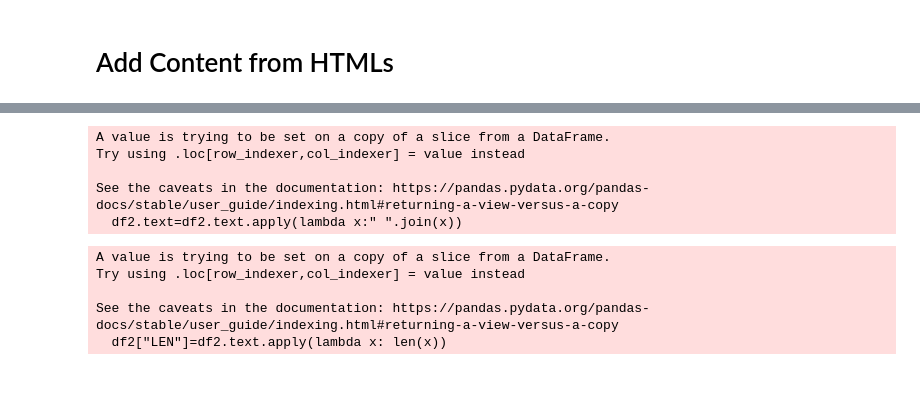
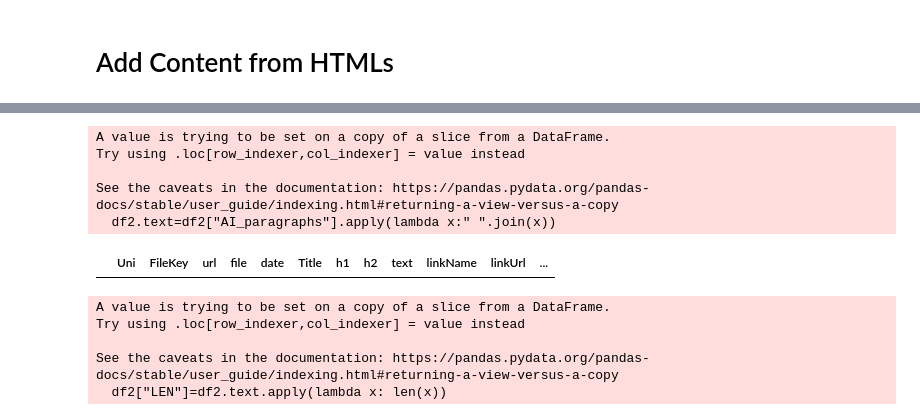
Before and after one commit to Klapperhorn/Zotero_HTML_annotation, a Jupyter notebook: CollectZoteroHTMLs.ipynb, the cells around one changed output, grey strips where cells are left out. Saved outputs shown, nothing was run; the diff lists cells and outputs as text; code cells hidden in the pictures; blank space fills up the shorter version.

```diff
--- a/CollectZoteroHTMLs.ipynb
+++ b/CollectZoteroHTMLs.ipynb
@@ -179,12 +266,43 @@ df[["Title","h1","text","linkName","linkUrl"]]=df.file.apply(FileInfo)
+# %%
+def Insert_title(text,Title):
+    if Title!=None and type(text)==list:
+        text=[Title]+text
+        return text
+    else:
+        return text
+
+
+df["text"]=df[["text","Title"]].apply(lambda x: Insert_title(*x),axis=1)
+# %%
+ChatGPT_Terms="ChatGPT, GPT3, GPT4, OpenAI, AI, LLM, A.I, GPT, Chatbot, technology, tool, app, Artificial Intelligence, Large Language Models"
+ChatGPT_Terms=ChatGPT_Terms.split(", ")
+ChatGPT_Terms=[i.lower() for i in ChatGPT_Terms]
+# %%
+def GPTparagraphs(p_list, by=ChatGPT_Terms):
+    if p_list!=None:
+        AI_Content=[]
+        for text in p_list:
+            AI_Content_Binary=nlp.WordlistFilter(text, by)
+            if AI_Content_Binary==True:
+                AI_Content.append(text)
+        return AI_Content
+
+
+
+df["AI_paragraphs"]=df.text.apply(GPTparagraphs)
 # %%
 df2=df[df.file.apply(lambda x: x.endswith("html"))]
-df2.text=df2.text.apply(lambda x:" ".join(x))
+df2.text=df2["AI_paragraphs"].apply(lambda x:" ".join(x))
 # %% [output]
 A value is trying to be set on a copy of a slice from a DataFrame.
 Try using .loc[row_indexer,col_indexer] = value instead
 
 See the caveats in the documentation: https://pandas.pydata.org/pandas-docs/stable/user_guide/indexing.html#returning-a-view-versus-a-copy
-  df2.text=df2.text.apply(lambda x:" ".join(x))
+  df2.text=df2["AI_paragraphs"].apply(lambda x:" ".join(x))
+# %%
+df2[df2.text.apply(lambda x: type(x))!=str]
+# %% [output]
+|  | Uni | FileKey | url | file | date | Title | h1 | h2 | text | linkName | linkUrl | ... |
 # %%
 df2["LEN"]=df2.text.apply(lambda x: len(x))
 df2=df2[df2.LEN<df2.LEN.max()] ###Cut out the very large list
```
Also changed, not shown: parts of 14 cells of this notebook, 3 other files.
